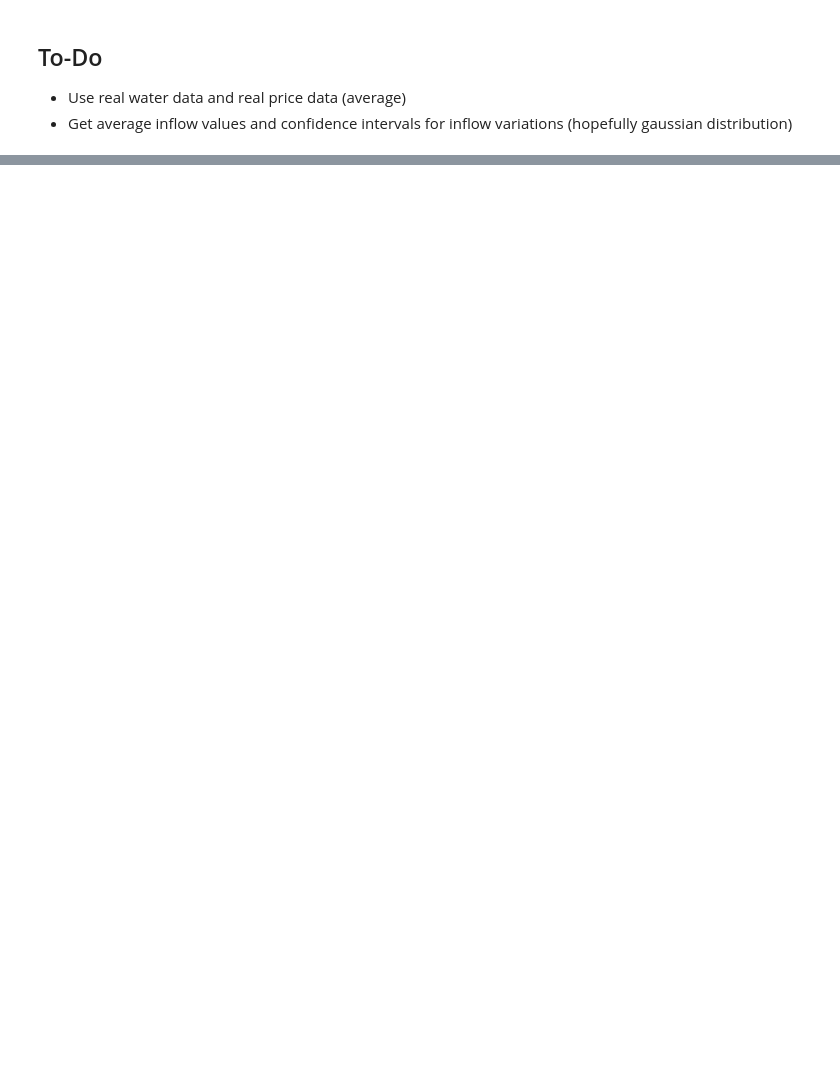
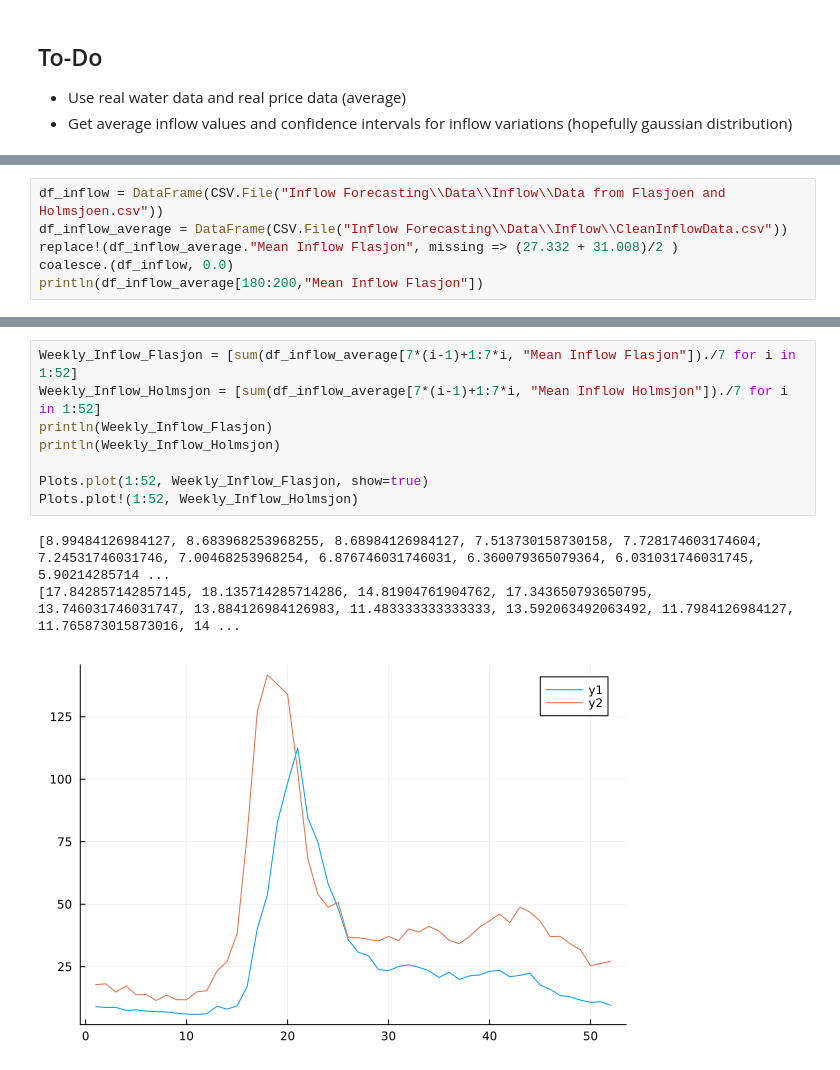
Before and after one commit to lennarthagemann/Code-Master-Thesis, a Jupyter notebook: DevelopmentMediumTerm.ipynb, the cells around one changed output, grey strips where cells are left out. Saved outputs shown, nothing was run; the diff lists cells and outputs as text; blank space fills up the shorter version.

```diff
--- a/DevelopmentMediumTerm.ipynb
+++ b/DevelopmentMediumTerm.ipynb
@@ -250,0 +257,6 @@ Plots.plot(bounds_2, g, legend=false)
+# %%
+df_inflow = DataFrame(CSV.File("Inflow Forecasting\\Data\\Inflow\\Data from Flasjoen and Holmsjoen.csv"))
+df_inflow_average = DataFrame(CSV.File("Inflow Forecasting\\Data\\Inflow\\CleanInflowData.csv"))
+replace!(df_inflow_average."Mean Inflow Flasjon", missing => (27.332 + 31.008)/2 )
+coalesce.(df_inflow, 0.0)
+println(df_inflow_average[180:200,"Mean Inflow Flasjon"])
@@ -250,0 +273,12 @@ Plots.plot(bounds_2, g, legend=false)
+# %%
+Weekly_Inflow_Flasjon = [sum(df_inflow_average[7*(i-1)+1:7*i, "Mean Inflow Flasjon"])./7 for i in 1:52]
+Weekly_Inflow_Holmsjon = [sum(df_inflow_average[7*(i-1)+1:7*i, "Mean Inflow Holmsjon"])./7 for i in 1:52]
+println(Weekly_Inflow_Flasjon)
+println(Weekly_Inflow_Holmsjon)
+
+Plots.plot(1:52, Weekly_Inflow_Flasjon, show=true)
+Plots.plot!(1:52, Weekly_Inflow_Holmsjon)
+# %% [output]
+[8.99484126984127, 8.683968253968255, 8.68984126984127, 7.513730158730158, 7.728174603174604, 7.24531746031746, 7.00468253968254, 6.876746031746031, 6.360079365079364, 6.031031746031745, 5.90214285714 ...
+[17.842857142857145, 18.135714285714286, 14.81904761904762, 17.343650793650795, 13.746031746031747, 13.884126984126983, 11.483333333333333, 13.592063492063492, 11.7984126984127, 11.765873015873016, 14 ...
+[figure, added]
```
Also changed, not shown: parts of 29 cells of this notebook, 2 other files.
